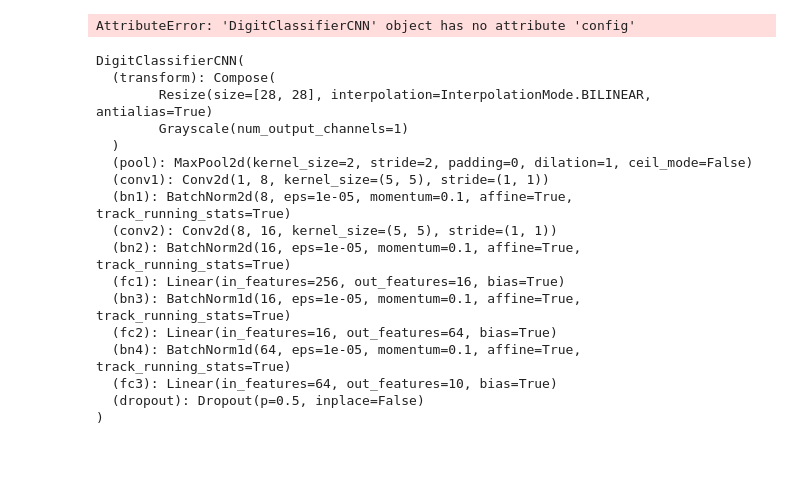
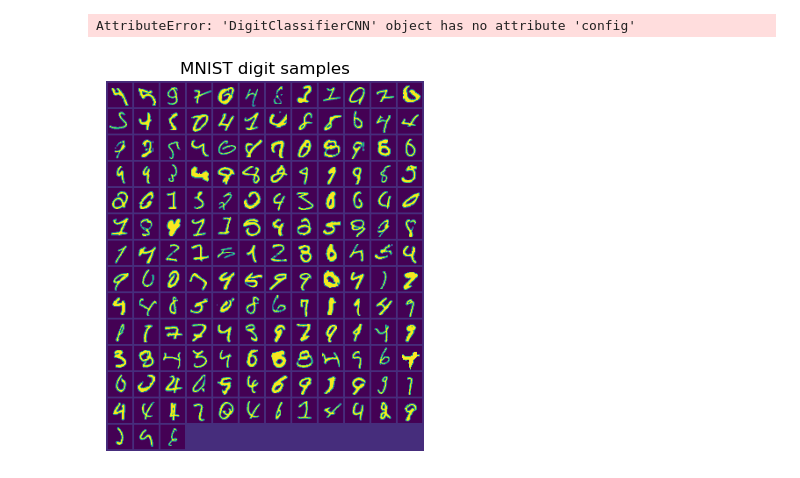
Before and after one commit to sica64/mnist_digit_classification, a Jupyter notebook: digit_classification.ipynb, the cells around one changed output. Saved outputs shown, nothing was run; the diff lists cells and outputs as text; code cells hidden in the pictures.

```diff
--- a/digit_classification.ipynb
+++ b/digit_classification.ipynb
@@ -220,7 +230,8 @@ def train_mnist(config, data_dir="./data", verbose=True):
 
     if checkpoint:
         with checkpoint.as_directory() as checkpoint_dir:
-            checkpoint_dict = torch.load(os.path.join(checkpoint_dir, "checkpoint.pt"))
+            checkpoint_dict = torch.load(
+                os.path.join(checkpoint_dir, "checkpoint.pt"))
 
         start_epoch = checkpoint_dict["epoch"]
         model.load_state_dict(checkpoint_dict['model_state'])
@@ -235,7 +246,8 @@ def train_mnist(config, data_dir="./data", verbose=True):
     for epoch in range(10):
         if verbose:
             print(f"Epoch: {epoch}")
-        train_loss, val_loss = train_one_epoch(model, epoch, optimizer, criterion, verbose)
+        train_loss, val_loss = train_one_epoch(
+            model, epoch, optimizer, criterion, verbose)
 
         # Calculate train/validation accuracy at the end of each epoch
         train_accuracy, _, _ = get_accuracy(model, train_dataloader)
@@ -248,7 +260,9 @@ def train_mnist(config, data_dir="./data", verbose=True):
         # Make a checkpoint
         os.makedirs("models", exist_ok=True)
         torch.save(
-            (model.state_dict(), optimizer.state_dict()), "models/checkpoint.pt")
+            (model.state_dict(),
+             optimizer.state_dict()),
+            "models/checkpoint.pt")
         checkpoint = Checkpoint.from_directory("models")
 
         train.report({
@@ -260,7 +274,6 @@ def train_mnist(config, data_dir="./data", verbose=True):
             checkpoint=checkpoint
         )
 
-
     return model, {
         "val_accuracy": val_accuracy,
         "train_accuracy": train_accuracy,
@@ -286,8 +299,9 @@ def get_accuracy(model, dataloader):
             pred_labels = torch.argmax(pred, axis=1)
             img_errors = torch.cat((img_errors, imgs[labels != pred_labels]), 0)
             true_labels = torch.cat((true_labels, labels[labels != pred_labels]), 0)
+            labels_errors = torch.cat((labels_errors, pred_labels[labels != pred_labels]), 0)
 
-    return 1 - img_errors.shape[0]/len(dataloader.dataset), img_errors, true_labels
+    return 1 - img_errors.shape[0]/len(dataloader.dataset), img_errors, labels_errors, true_labels
 # %%
 # set search space for config
 search_space = {
@@ -479,23 +493,13 @@ Epoch: 1
   train_accuracy: 0.99116
   val_accuracy: 0.9909
 AttributeError: 'DigitClassifierCNN' object has no attribute 'config'
-# %%
-model
-# %% [output]
-DigitClassifierCNN(
-  (transform): Compose(
-        Resize(size=[28, 28], interpolation=InterpolationMode.BILINEAR, antialias=True)
-        Grayscale(num_output_channels=1)
-  )
-  (pool): MaxPool2d(kernel_size=2, stride=2, padding=0, dilation=1, ceil_mode=False)
-  (conv1): Conv2d(1, 8, kernel_size=(5, 5), stride=(1, 1))
-  (bn1): BatchNorm2d(8, eps=1e-05, momentum=0.1, affine=True, track_running_stats=True)
-  (conv2): Conv2d(8, 16, kernel_size=(5, 5), stride=(1, 1))
-  (bn2): BatchNorm2d(16, eps=1e-05, momentum=0.1, affine=True, track_running_stats=True)
-  (fc1): Linear(in_features=256, out_features=16, bias=True)
-  (bn3): BatchNorm1d(16, eps=1e-05, momentum=0.1, affine=True, track_running_stats=True)
-  (fc2): Linear(in_features=16, out_features=64, bias=True)
-  (bn4): BatchNorm1d(64, eps=1e-05, momentum=0.1, affine=True, track_running_stats=True)
-  (fc3): Linear(in_features=64, out_features=10, bias=True)
-  (dropout): Dropout(p=0.5, inplace=False)
-)
+# %%
+test_acc, _, _, _ = get_accuracy(model, test_dataloader)
+val_acc, val_misclassified, val_pred_labels, val_true_labels = get_accuracy(model, val_dataloader)
+# %%
+# Pull samples for each label
+
+img_grid = torchvision.utils.make_grid(val_misclassified, nrow=sample_size)
+matplotlib_imshow(img_grid, val_pred_labels, title="MNIST digit samples")
+# %% [output]
+[figure, added]
```
Also changed, not shown: parts of 6 cells of this notebook, 2 other files.
